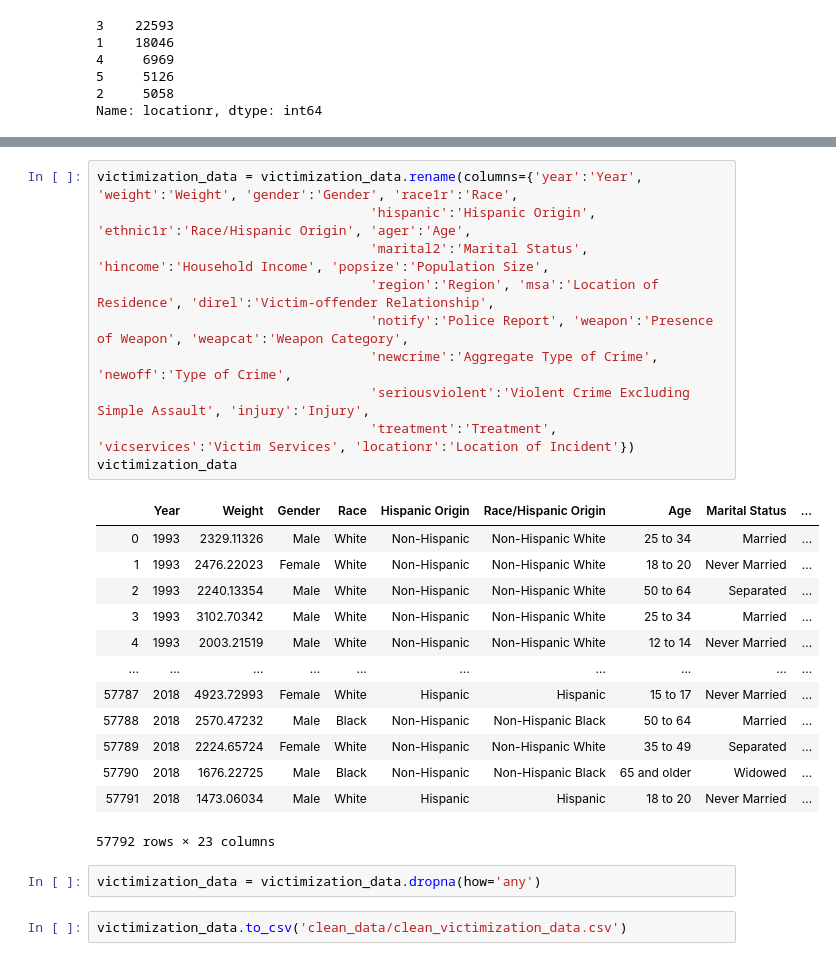
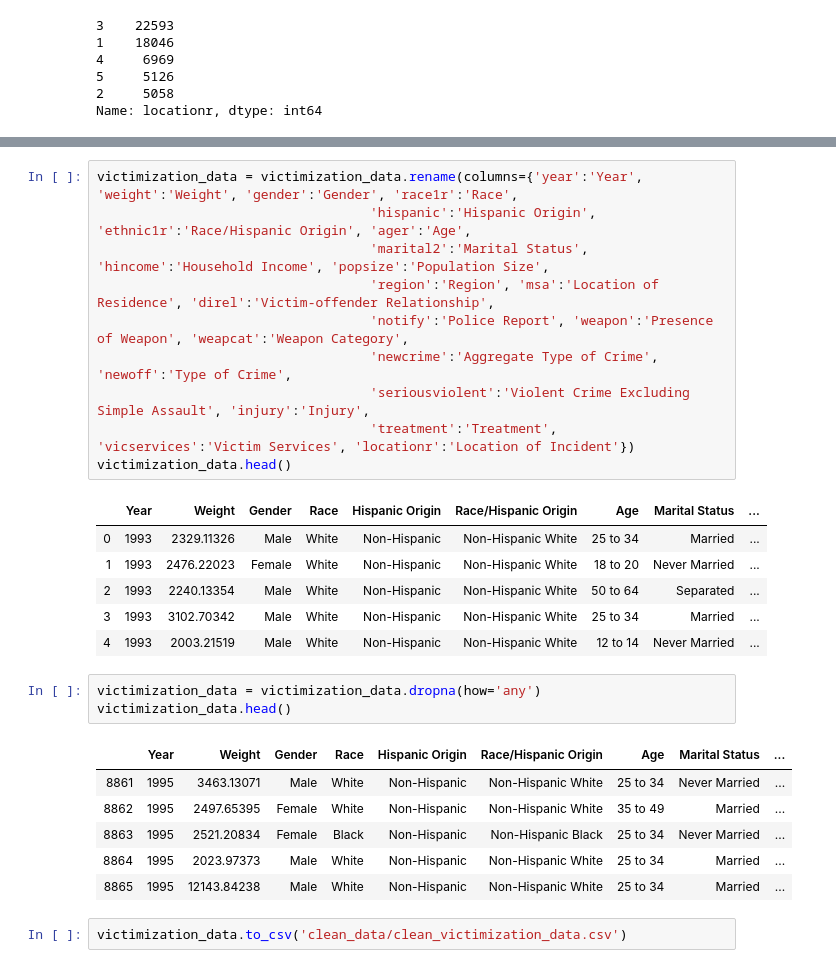
Before and after one commit to DavidMStern/ProjectOne, a Jupyter notebook: 1993 to 2018 formatting.ipynb, the cells around one changed output, grey strips where cells are left out. Cells and saved outputs as stored; diff of their text form.

```diff
--- a/1993 to 2018 formatting.ipynb
+++ b/1993 to 2018 formatting.ipynb
@@ -78,28 +78,29 @@ victimization_data.head()
 # %%
 victimization_data = victimization_data.rename(columns={'year':'Year', 'weight':'Weight', 'gender':'Gender', 'race1r':'Race',
                                    'hispanic':'Hispanic Origin', 'ethnic1r':'Race/Hispanic Origin', 'ager':'Age',
                                    'marital2':'Marital Status', 'hincome':'Household Income', 'popsize':'Population Size',
                                    'region':'Region', 'msa':'Location of Residence', 'direl':'Victim-offender Relationship',
                                    'notify':'Police Report', 'weapon':'Presence of Weapon', 'weapcat':'Weapon Category',
                                    'newcrime':'Aggregate Type of Crime', 'newoff':'Type of Crime',
                                    'seriousviolent':'Violent Crime Excluding Simple Assault', 'injury':'Injury',
                                    'treatment':'Treatment', 'vicservices':'Victim Services', 'locationr':'Location of Incident'})
-victimization_data
+victimization_data.head()
 # %% [output]
 |  | Year | Weight | Gender | Race | Hispanic Origin | Race/Hispanic Origin | Age | Marital Status | ... |
 | 0 | 1993 | 2329.11326 | Male | White | Non-Hispanic | Non-Hispanic White | 25 to 34 | Married | ... |
 | 1 | 1993 | 2476.22023 | Female | White | Non-Hispanic | Non-Hispanic White | 18 to 20 | Never Married | ... |
 | 2 | 1993 | 2240.13354 | Male | White | Non-Hispanic | Non-Hispanic White | 50 to 64 | Separated | ... |
 | 3 | 1993 | 3102.70342 | Male | White | Non-Hispanic | Non-Hispanic White | 25 to 34 | Married | ... |
 | 4 | 1993 | 2003.21519 | Male | White | Non-Hispanic | Non-Hispanic White | 12 to 14 | Never Married | ... |
-| ... | ... | ... | ... | ... | ... | ... | ... | ... | ... |
-| 57787 | 2018 | 4923.72993 | Female | White | Hispanic | Hispanic | 15 to 17 | Never Married | ... |
-| 57788 | 2018 | 2570.47232 | Male | Black | Non-Hispanic | Non-Hispanic Black | 50 to 64 | Married | ... |
-| 57789 | 2018 | 2224.65724 | Female | White | Non-Hispanic | Non-Hispanic White | 35 to 49 | Separated | ... |
-| 57790 | 2018 | 1676.22725 | Male | Black | Non-Hispanic | Non-Hispanic Black | 65 and older | Widowed | ... |
-| 57791 | 2018 | 1473.06034 | Male | White | Hispanic | Hispanic | 18 to 20 | Never Married | ... |
-57792 rows × 23 columns
 # %%
 victimization_data = victimization_data.dropna(how='any')
+victimization_data.head()
+# %% [output]
+|  | Year | Weight | Gender | Race | Hispanic Origin | Race/Hispanic Origin | Age | Marital Status | ... |
+| 8861 | 1995 | 3463.13071 | Male | White | Non-Hispanic | Non-Hispanic White | 25 to 34 | Never Married | ... |
+| 8862 | 1995 | 2497.65395 | Female | White | Non-Hispanic | Non-Hispanic White | 35 to 49 | Married | ... |
+| 8863 | 1995 | 2521.20834 | Female | Black | Non-Hispanic | Non-Hispanic Black | 25 to 34 | Never Married | ... |
+| 8864 | 1995 | 2023.97373 | Male | White | Non-Hispanic | Non-Hispanic White | 25 to 34 | Married | ... |
+| 8865 | 1995 | 12143.84238 | Male | White | Non-Hispanic | Non-Hispanic White | 25 to 34 | Married | ... |
 # %%
 victimization_data.to_csv('clean_data/clean_victimization_data.csv')
```
